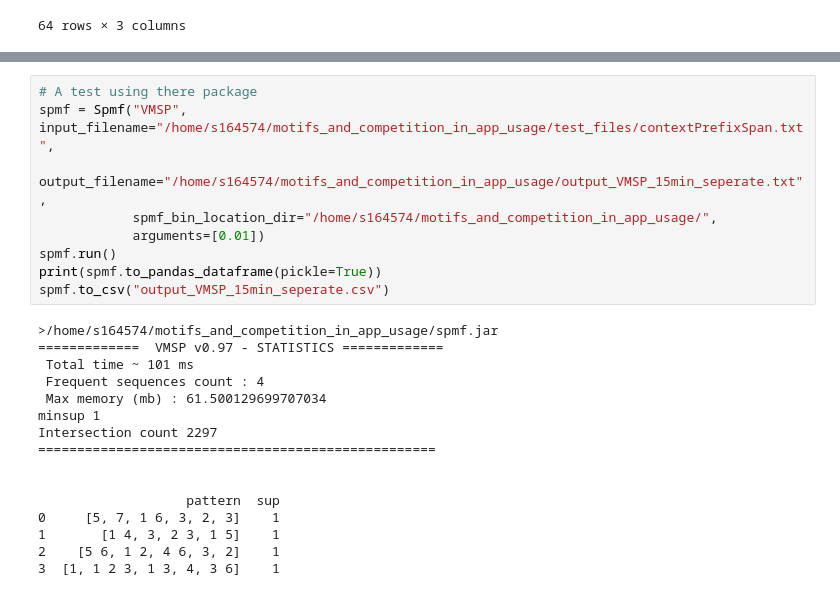
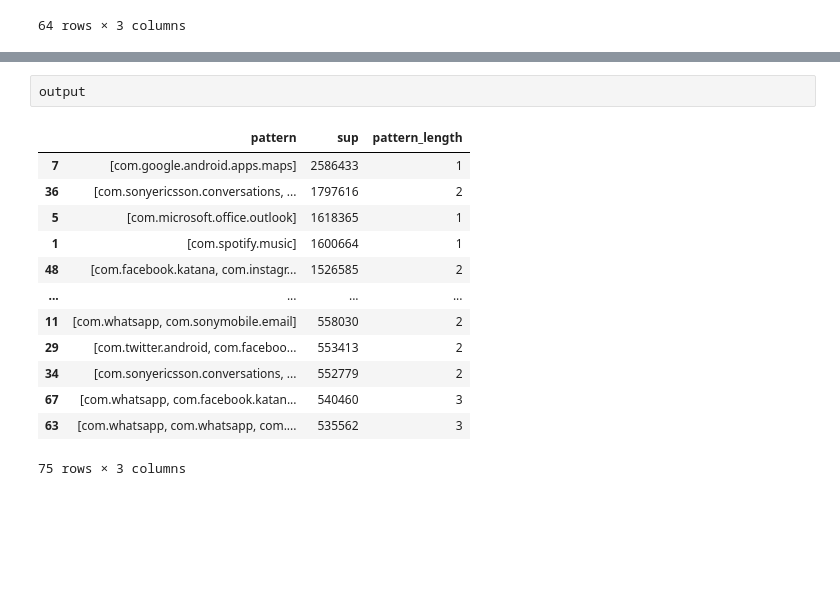
Before and after one commit to ClaraAndersen/motifs_and_competition_in_app_usage, a Jupyter notebook: data_exploration.ipynb, the cells around one changed output, grey strips where cells are left out. Cells and saved outputs as stored; diff of their text form; blank space fills up the shorter version.

Commit message:
earlier test runs removed from explorative notebook

```diff
--- a/data_exploration.ipynb
+++ b/data_exploration.ipynb
@@ -1763,25 +1752,16 @@ CalledProcessError: Command '['java', '-jar', '/home/s164574/motifs_and_competit
-# %%
-# A test using there package
-spmf = Spmf("VMSP", input_filename="/home/s164574/motifs_and_competition_in_app_usage/test_files/contextPrefixSpan.txt",
-            output_filename="/home/s164574/motifs_and_competition_in_app_usage/output_VMSP_15min_seperate.txt",
-            spmf_bin_location_dir="/home/s164574/motifs_and_competition_in_app_usage/",
-            arguments=[0.01])
-spmf.run()
-print(spmf.to_pandas_dataframe(pickle=True))
-spmf.to_csv("output_VMSP_15min_seperate.csv")
-# %% [output]
->/home/s164574/motifs_and_competition_in_app_usage/spmf.jar
-=============  VMSP v0.97 - STATISTICS =============
- Total time ~ 101 ms
- Frequent sequences count : 4
- Max memory (mb) : 61.500129699707034
-minsup 1
-Intersection count 2297
-===================================================
-
-
-                   pattern  sup
-0     [5, 7, 1 6, 3, 2, 3]    1
-1       [1 4, 3, 2 3, 1 5]    1
-2    [5 6, 1 2, 4 6, 3, 2]    1
-3  [1, 1 2 3, 1 3, 4, 3 6]    1
+# %%
+output
+# %% [output]
+|  | pattern | sup | pattern_length |
+| 7 | [com.google.android.apps.maps] | 2586433 | 1 |
+| 36 | [com.sonyericsson.conversations, ... | 1797616 | 2 |
+| 5 | [com.microsoft.office.outlook] | 1618365 | 1 |
+| 1 | [com.spotify.music] | 1600664 | 1 |
+| 48 | [com.facebook.katana, com.instagr... | 1526585 | 2 |
+| ... | ... | ... | ... |
+| 11 | [com.whatsapp, com.sonymobile.email] | 558030 | 2 |
+| 29 | [com.twitter.android, com.faceboo... | 553413 | 2 |
+| 34 | [com.sonyericsson.conversations, ... | 552779 | 2 |
+| 67 | [com.whatsapp, com.facebook.katan... | 540460 | 3 |
+| 63 | [com.whatsapp, com.whatsapp, com.... | 535562 | 3 |
+75 rows × 3 columns
```
Also changed, not shown: parts of 1 cell of this notebook.
